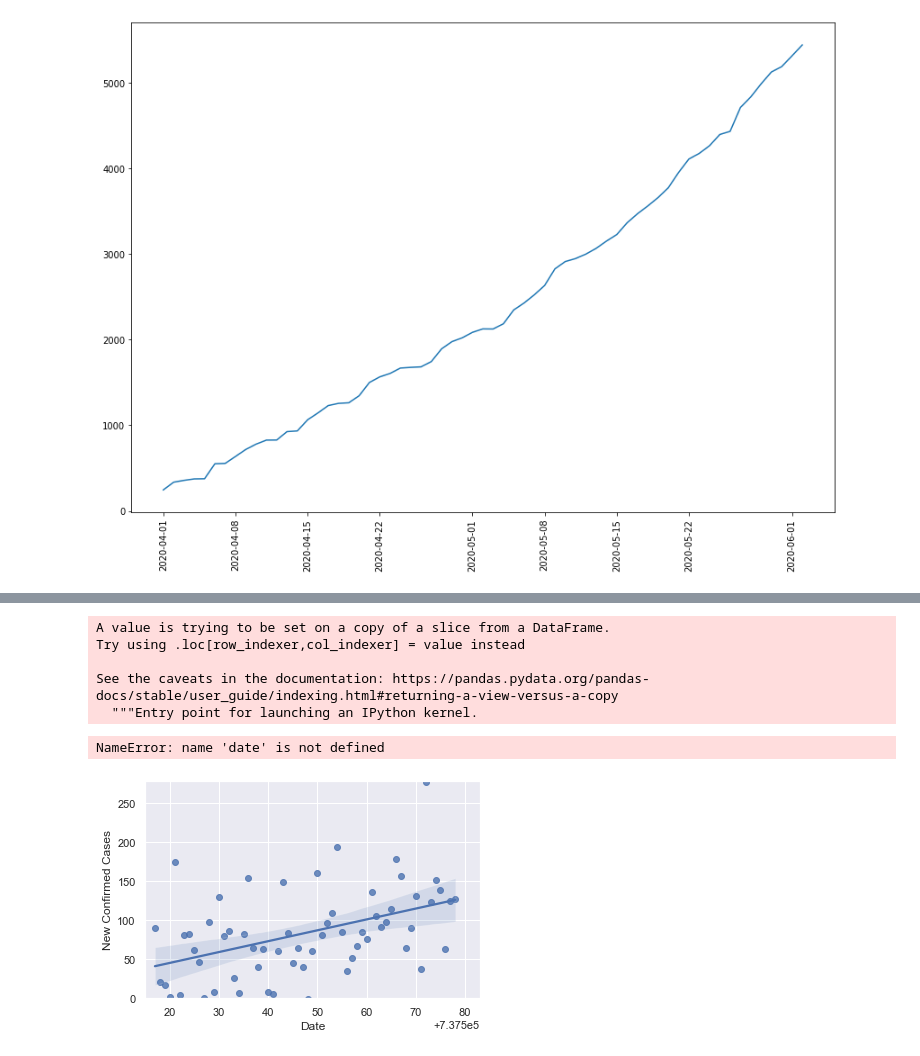
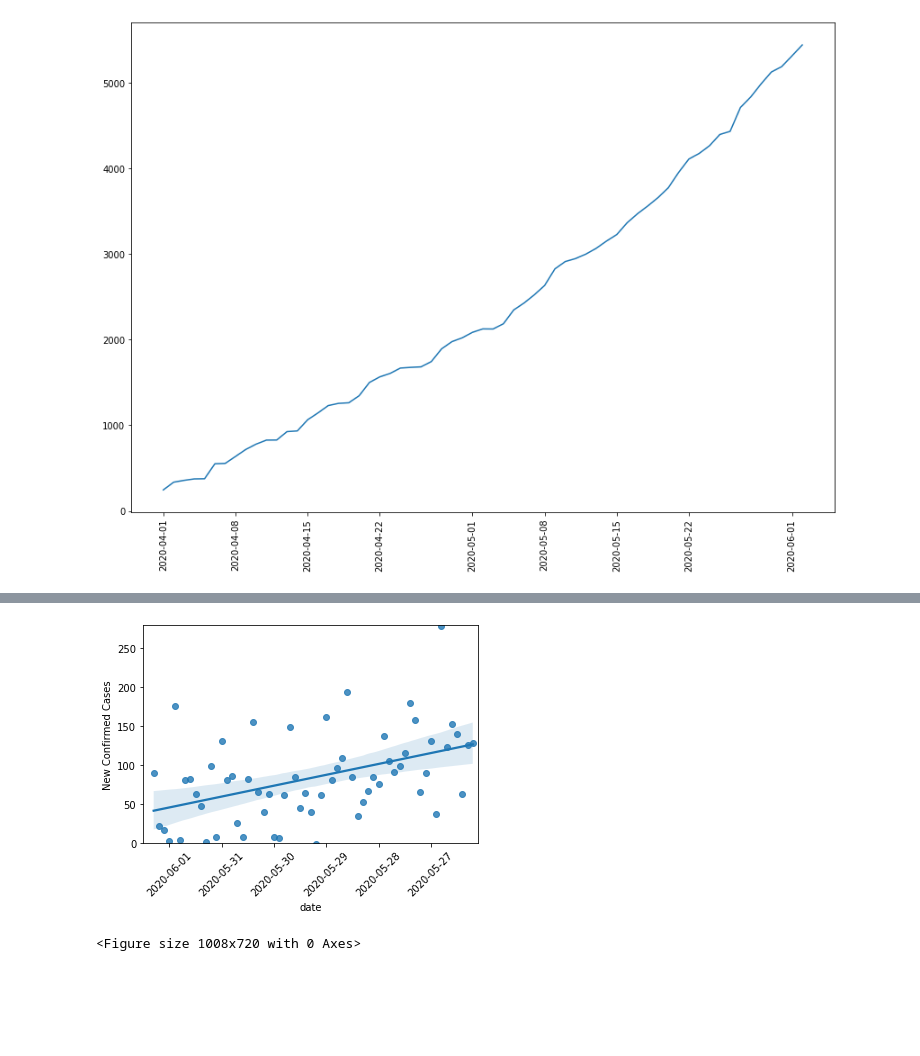
Before and after one commit to SarahEGood/covid19-SB, a Jupyter notebook: San_Bernardino_COVID-19_Data.ipynb, the cells around one changed output, grey strips where cells are left out. Saved outputs shown, nothing was run; the diff lists cells and outputs as text; code cells hidden in the pictures; blank space fills up the shorter version.

```diff
--- a/San_Bernardino_COVID-19_Data.ipynb
+++ b/San_Bernardino_COVID-19_Data.ipynb
@@ -78,20 +67,20 @@ See the caveats in the documentation: https://pandas.pydata.org/pandas-docs/stab
 # %%
+df_sb.sort_index()
+
 df_sb['date_ordinal'] = pd.to_datetime(df_sb['Most Recent Date']).apply(lambda date: date.toordinal())
 
 ax = sns.regplot(data=df_sb, x='date_ordinal', y='New Confirmed Cases')
 
-ax.set_xlim(df_sb['date_ordinal'].min() - 1, df_sb['date_ordinal'].max() + 5)
+# Tighten up the axes for prettiness
+ax.set_xlim(df_sb['date_ordinal'].min() - 1, df_sb['date_ordinal'].max() + 1)
 ax.set_ylim(0, df_sb['New Confirmed Cases'].max() + 1)
 
-# Replace ordinal X-axis labels with regular dates.
-ax.set_xlabel('Date')
-new_labels = [date.fromordinal(int(item)) for item in ax.get_xticks()]
+ax.set_xlabel('date')
+new_labels = df_sb.index.date
 ax.set_xticklabels(new_labels)
+plt.xticks(rotation = 45)
+plt.figure(figsize=(14,10))
+plt.show()
 # %% [output]
+[figure, new version]
-A value is trying to be set on a copy of a slice from a DataFrame.
-Try using .loc[row_indexer,col_indexer] = value instead
-
-See the caveats in the documentation: https://pandas.pydata.org/pandas-docs/stable/user_guide/indexing.html#returning-a-view-versus-a-copy
-  """Entry point for launching an IPython kernel.
+<Figure size 1008x720 with 0 Axes>
-NameError: name 'date' is not defined
-[figure, old version]
```
Also changed, not shown: parts of 5 cells of this notebook.
